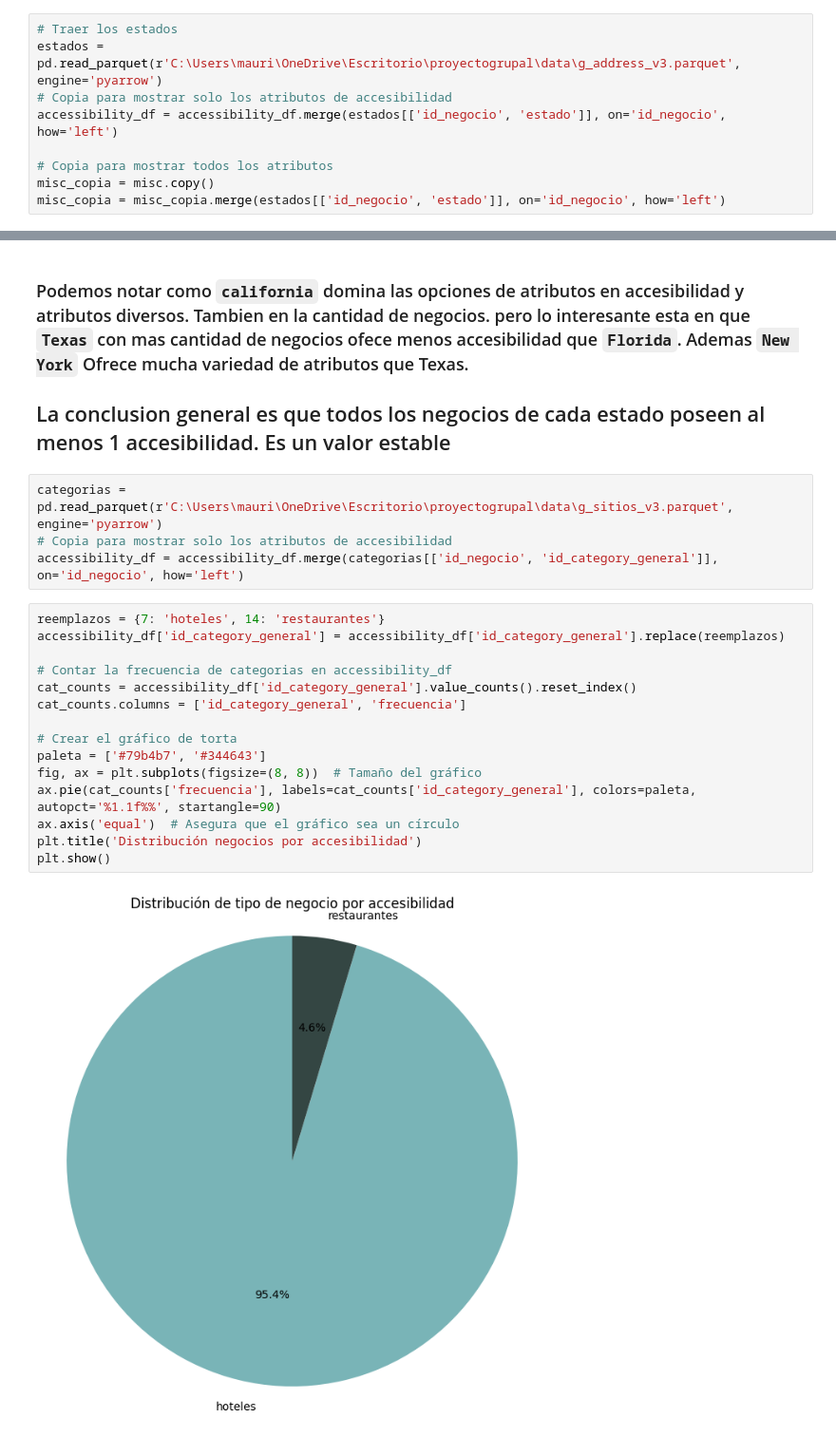
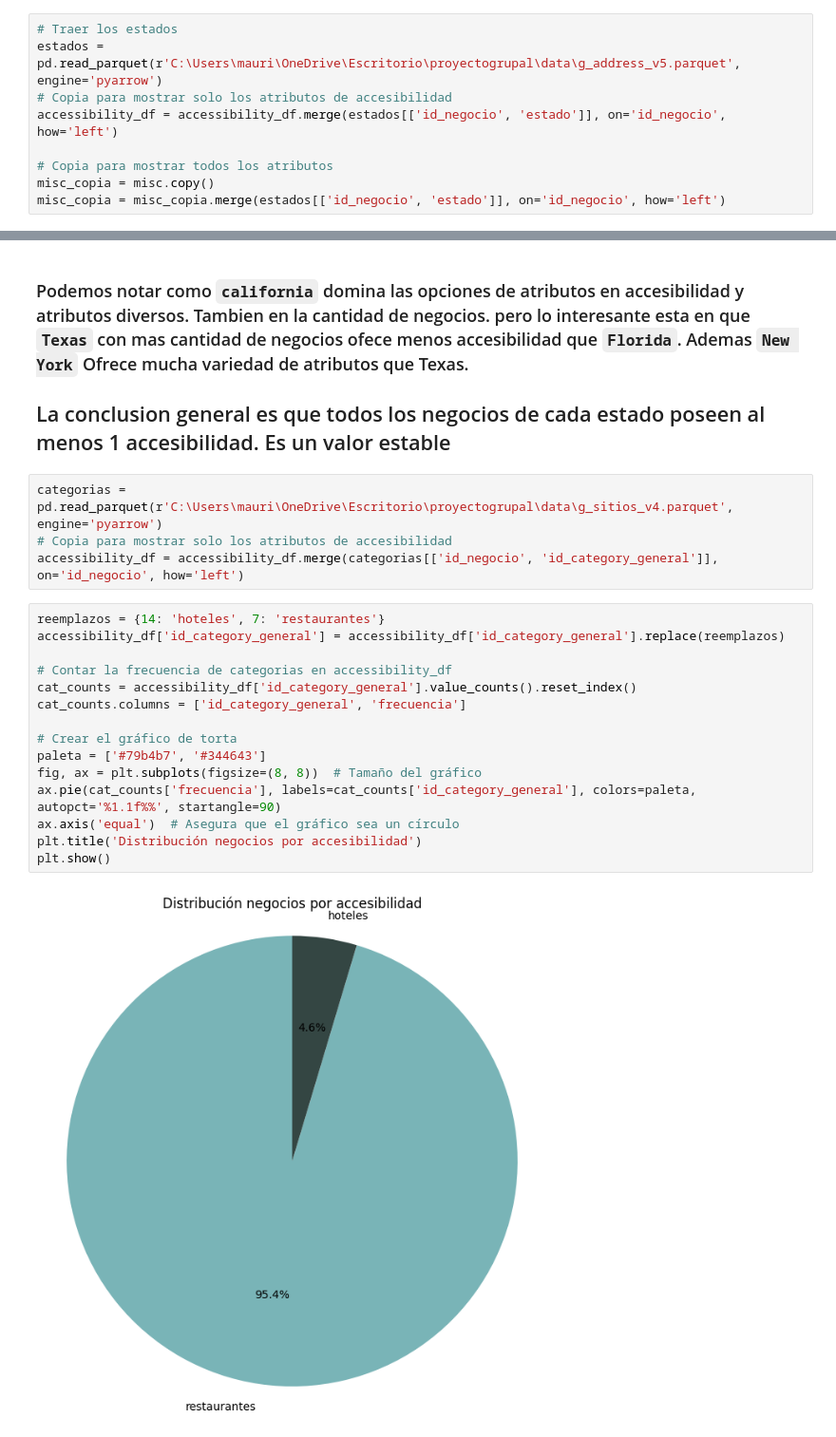
Before and after one commit to agustin-caceres/DataPulse_Gmaps_Yelp, a Jupyter notebook: notebooks/EDA/eda_miscelaneos.ipynb, the cells around one changed output, grey strips where cells are left out. Shown at 95% size. Cells and saved outputs as stored; diff of their text form.

```diff
--- a/notebooks/EDA/eda_miscelaneos.ipynb
+++ b/notebooks/EDA/eda_miscelaneos.ipynb
@@ -78,7 +78,7 @@ plt.show()
 veamos la frecuencia de accesibilidad en los estados.
 # %%
 # Traer los estados
-estados = pd.read_parquet(r'C:\Users\mauri\OneDrive\Escritorio\proyectogrupal\data\g_address_v3.parquet', engine='pyarrow')
+estados = pd.read_parquet(r'C:\Users\mauri\OneDrive\Escritorio\proyectogrupal\data\g_address_v5.parquet', engine='pyarrow')
 # Copia para mostrar solo los atributos de accesibilidad
 accessibility_df = accessibility_df.merge(estados[['id_negocio', 'estado']], on='id_negocio', how='left')
 
@@ -138,26 +138,26 @@ plt.show()
 
 ## La conclusion general es que todos los negocios de cada estado poseen al menos 1 accesibilidad. Es un valor estable
 # %%
-categorias = pd.read_parquet(r'C:\Users\mauri\OneDrive\Escritorio\proyectogrupal\data\g_sitios_v3.parquet', engine='pyarrow')
+categorias = pd.read_parquet(r'C:\Users\mauri\OneDrive\Escritorio\proyectogrupal\data\g_sitios_v4.parquet', engine='pyarrow')
 # Copia para mostrar solo los atributos de accesibilidad
 accessibility_df = accessibility_df.merge(categorias[['id_negocio', 'id_category_general']], on='id_negocio', how='left')
 # %%
-reemplazos = {7: 'hoteles', 14: 'restaurantes'}
+reemplazos = {14: 'hoteles', 7: 'restaurantes'}
 accessibility_df['id_category_general'] = accessibility_df['id_category_general'].replace(reemplazos)
 
 # Contar la frecuencia de categorias en accessibility_df
 cat_counts = accessibility_df['id_category_general'].value_counts().reset_index()
 cat_counts.columns = ['id_category_general', 'frecuencia']
 
 # Crear el gráfico de torta
 paleta = ['#79b4b7', '#344643']
 fig, ax = plt.subplots(figsize=(8, 8))  # Tamaño del gráfico
 ax.pie(cat_counts['frecuencia'], labels=cat_counts['id_category_general'], colors=paleta, autopct='%1.1f%%', startangle=90)
 ax.axis('equal')  # Asegura que el gráfico sea un círculo
 plt.title('Distribución negocios por accesibilidad')
 plt.show()
 # %% [output]
-[figure, old version]
+[figure, new version]
 # %%
 cat_counts
 # %% [output]
```
Also changed, not shown: parts of 2 cells of this notebook, 7 other files.
